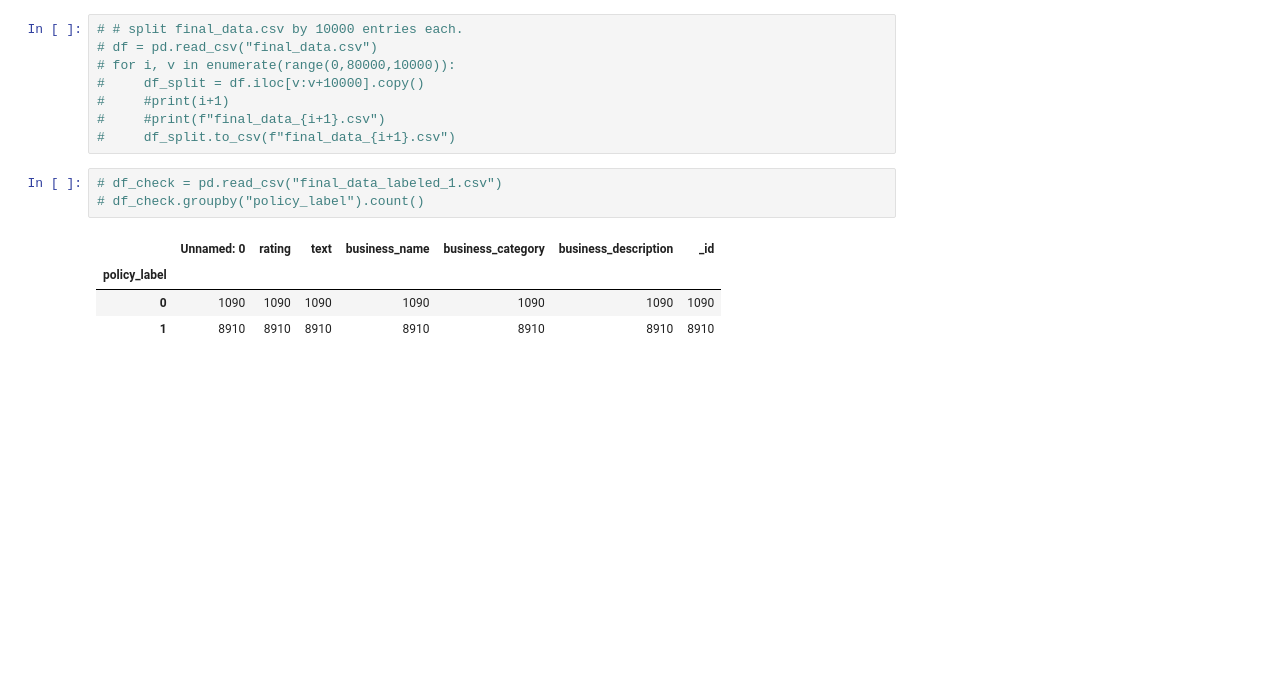
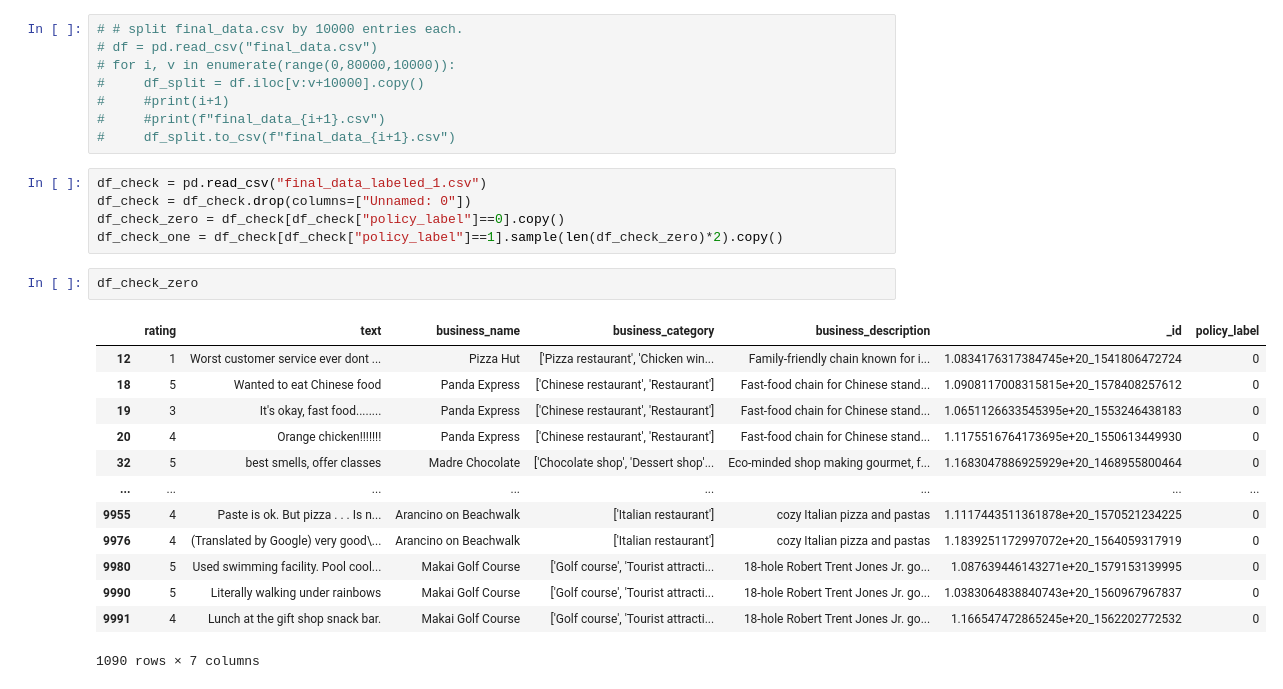
Before and after one commit to codebyhyuk/TikTok-TechJam-2025, a Jupyter notebook: data_gpt_labeler/data_preprocessing.ipynb, the cells around one changed output. Cells and saved outputs as stored; diff of their text form; blank space fills up the shorter version.

```diff
--- a/data_gpt_labeler/data_preprocessing.ipynb
+++ b/data_gpt_labeler/data_preprocessing.ipynb
@@ -125,10 +125,23 @@ df_merged_final_filtered.to_csv("final_data.csv", index=False)
 #     #print(f"final_data_{i+1}.csv")
 #     df_split.to_csv(f"final_data_{i+1}.csv")
 # %%
-# df_check = pd.read_csv("final_data_labeled_1.csv")
-# df_check.groupby("policy_label").count()
+df_check = pd.read_csv("final_data_labeled_1.csv")
+df_check = df_check.drop(columns=["Unnamed: 0"])
+df_check_zero = df_check[df_check["policy_label"]==0].copy()
+df_check_one = df_check[df_check["policy_label"]==1].sample(len(df_check_zero)*2).copy()
-# %% [output]
-|  | Unnamed: 0 | rating | text | business_name | business_category | business_description | _id |
-| policy_label |  |  |  |  |  |  |  |
-| 0 | 1090 | 1090 | 1090 | 1090 | 1090 | 1090 | 1090 |
-| 1 | 8910 | 8910 | 8910 | 8910 | 8910 | 8910 | 8910 |
+# %%
+df_check_zero
+# %% [output]
+|  | rating | text | business_name | business_category | business_description | _id | policy_label |
+| 12 | 1 | Worst customer service ever dont ... | Pizza Hut | ['Pizza restaurant', 'Chicken win... | Family-friendly chain known for i... | 1.0834176317384745e+20_1541806472724 | 0 |
+| 18 | 5 | Wanted to eat Chinese food | Panda Express | ['Chinese restaurant', 'Restaurant'] | Fast-food chain for Chinese stand... | 1.0908117008315815e+20_1578408257612 | 0 |
+| 19 | 3 | It's okay, fast food........ | Panda Express | ['Chinese restaurant', 'Restaurant'] | Fast-food chain for Chinese stand... | 1.0651126633545395e+20_1553246438183 | 0 |
+| 20 | 4 | Orange chicken!!!!!!! | Panda Express | ['Chinese restaurant', 'Restaurant'] | Fast-food chain for Chinese stand... | 1.1175516764173695e+20_1550613449930 | 0 |
+| 32 | 5 | best smells, offer classes | Madre Chocolate | ['Chocolate shop', 'Dessert shop'... | Eco-minded shop making gourmet, f... | 1.1683047886925929e+20_1468955800464 | 0 |
+| ... | ... | ... | ... | ... | ... | ... | ... |
+| 9955 | 4 | Paste is ok. But pizza . . . Is n... | Arancino on Beachwalk | ['Italian restaurant'] | cozy Italian pizza and pastas | 1.1117443511361878e+20_1570521234225 | 0 |
+| 9976 | 4 | (Translated by Google) very good\... | Arancino on Beachwalk | ['Italian restaurant'] | cozy Italian pizza and pastas | 1.1839251172997072e+20_1564059317919 | 0 |
+| 9980 | 5 | Used swimming facility. Pool cool... | Makai Golf Course | ['Golf course', 'Tourist attracti... | 18-hole Robert Trent Jones Jr. go... | 1.087639446143271e+20_1579153139995 | 0 |
+| 9990 | 5 | Literally walking under rainbows | Makai Golf Course | ['Golf course', 'Tourist attracti... | 18-hole Robert Trent Jones Jr. go... | 1.0383064838840743e+20_1560967967837 | 0 |
+| 9991 | 4 | Lunch at the gift shop snack bar. | Makai Golf Course | ['Golf course', 'Tourist attracti... | 18-hole Robert Trent Jones Jr. go... | 1.166547472865245e+20_1562202772532 | 0 |
+1090 rows × 7 columns
```
Also changed, not shown: 2 other files.
